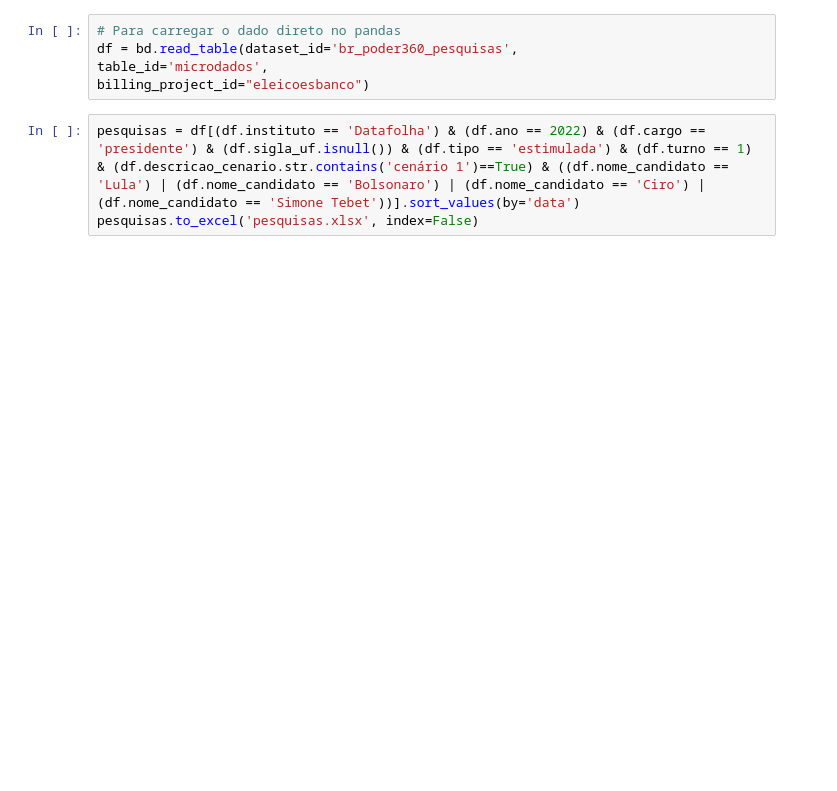
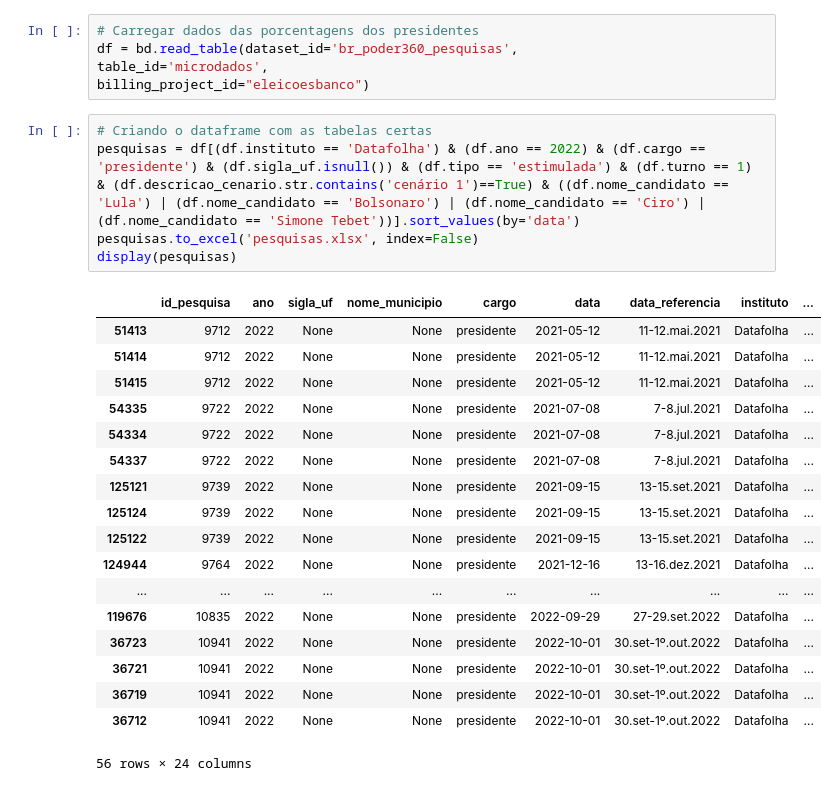
Before and after one commit to Thiiagoh/ProjetoPython, a Jupyter notebook: codigo.ipynb, the cells around one changed output. Cells and saved outputs as stored; diff of their text form; blank space fills up the shorter version.

```diff
--- a/codigo.ipynb
+++ b/codigo.ipynb
@@ -174,8 +159,29 @@ Successfully installed Jinja2-3.0.3 basedosdados-1.6.8 black-20.8b1 cachetools-5
 # %%
-# Para carregar o dado direto no pandas
+# Carregar dados das porcentagens dos presidentes
 df = bd.read_table(dataset_id='br_poder360_pesquisas',
 table_id='microdados',
 billing_project_id="eleicoesbanco")
 # %%
+# Criando o dataframe com as tabelas certas
 pesquisas = df[(df.instituto == 'Datafolha') & (df.ano == 2022) & (df.cargo == 'presidente') & (df.sigla_uf.isnull()) & (df.tipo == 'estimulada') & (df.turno == 1) & (df.descricao_cenario.str.contains('cenário 1')==True) & ((df.nome_candidato == 'Lula') | (df.nome_candidato == 'Bolsonaro') | (df.nome_candidato == 'Ciro') | (df.nome_candidato == 'Simone Tebet'))].sort_values(by='data')
 pesquisas.to_excel('pesquisas.xlsx', index=False)
+display(pesquisas)
+# %% [output]
+|  | id_pesquisa | ano | sigla_uf | nome_municipio | cargo | data | data_referencia | instituto | ... |
+| 51413 | 9712 | 2022 | None | None | presidente | 2021-05-12 | 11-12.mai.2021 | Datafolha | ... |
+| 51414 | 9712 | 2022 | None | None | presidente | 2021-05-12 | 11-12.mai.2021 | Datafolha | ... |
+| 51415 | 9712 | 2022 | None | None | presidente | 2021-05-12 | 11-12.mai.2021 | Datafolha | ... |
+| 54335 | 9722 | 2022 | None | None | presidente | 2021-07-08 | 7-8.jul.2021 | Datafolha | ... |
+| 54334 | 9722 | 2022 | None | None | presidente | 2021-07-08 | 7-8.jul.2021 | Datafolha | ... |
+| 54337 | 9722 | 2022 | None | None | presidente | 2021-07-08 | 7-8.jul.2021 | Datafolha | ... |
+| 125121 | 9739 | 2022 | None | None | presidente | 2021-09-15 | 13-15.set.2021 | Datafolha | ... |
+| 125124 | 9739 | 2022 | None | None | presidente | 2021-09-15 | 13-15.set.2021 | Datafolha | ... |
+| 125122 | 9739 | 2022 | None | None | presidente | 2021-09-15 | 13-15.set.2021 | Datafolha | ... |
+| 124944 | 9764 | 2022 | None | None | presidente | 2021-12-16 | 13-16.dez.2021 | Datafolha | ... |
+| ... | ... | ... | ... | ... | ... | ... | ... | ... | ... |
+| 119676 | 10835 | 2022 | None | None | presidente | 2022-09-29 | 27-29.set.2022 | Datafolha | ... |
+| 36723 | 10941 | 2022 | None | None | presidente | 2022-10-01 | 30.set-1º.out.2022 | Datafolha | ... |
+| 36721 | 10941 | 2022 | None | None | presidente | 2022-10-01 | 30.set-1º.out.2022 | Datafolha | ... |
+| 36719 | 10941 | 2022 | None | None | presidente | 2022-10-01 | 30.set-1º.out.2022 | Datafolha | ... |
+| 36712 | 10941 | 2022 | None | None | presidente | 2022-10-01 | 30.set-1º.out.2022 | Datafolha | ... |
+56 rows × 24 columns
```
Also changed, not shown: parts of 19 cells of this notebook, 6 other files.
